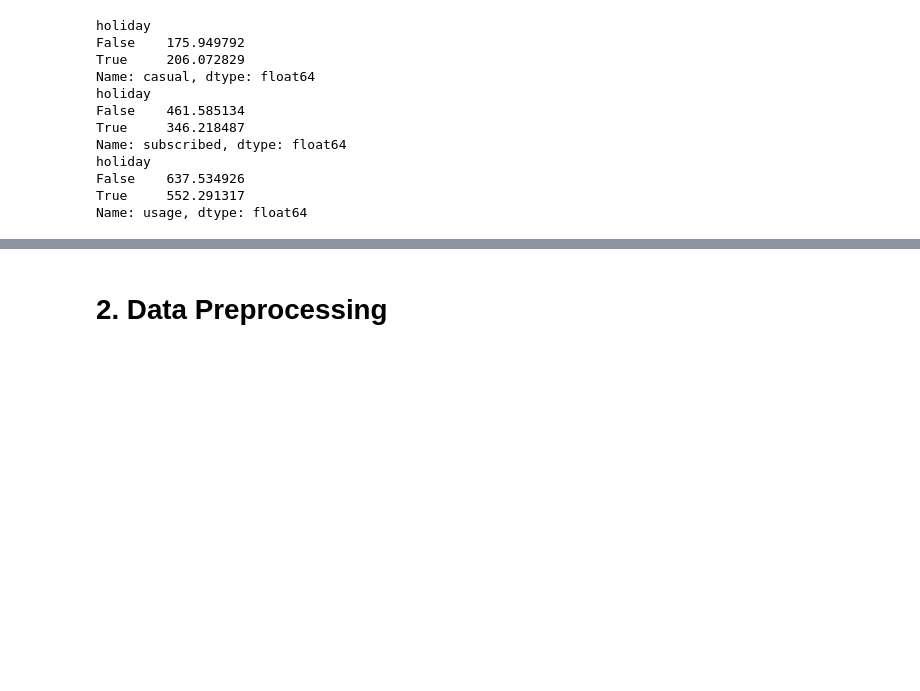
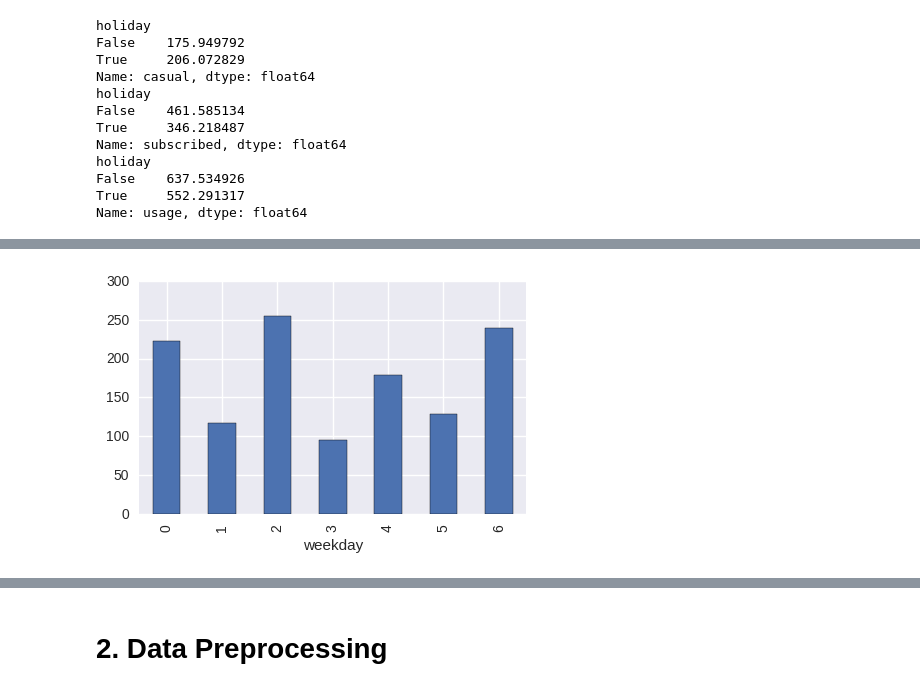
Before and after one commit to TimurKasatkin/kaggle_transport-usage-prediction, a Jupyter notebook: transport_usage_prediction.ipynb, the cells around one changed output, grey strips where cells are left out. Cells and saved outputs as stored; diff of their text form; code cells hidden in the pictures; blank space fills up the shorter version.

```diff
--- a/transport_usage_prediction.ipynb
+++ b/transport_usage_prediction.ipynb
@@ -73,0 +93,4 @@ train_df.corr()[:"wind_speed"]
+# %%
+train_df.pivot_table(values='casual', index='weekday', aggfunc=np.mean).plot.bar();
+# %% [output]
+[figure, added]
```
Also changed, not shown: parts of 102 cells of this notebook.
